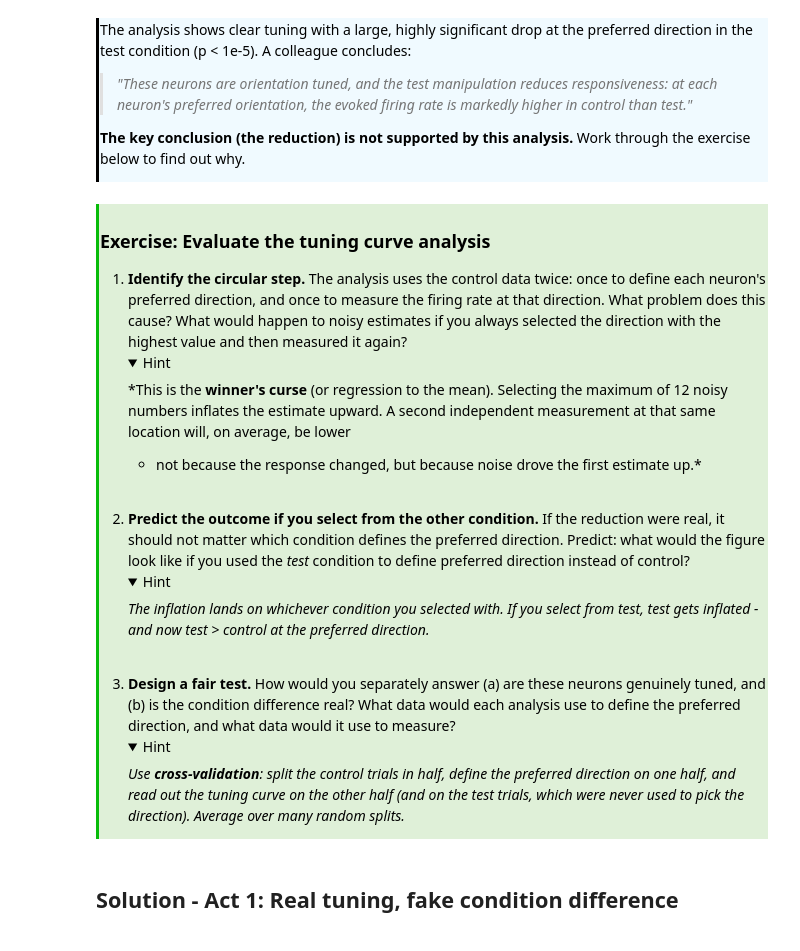
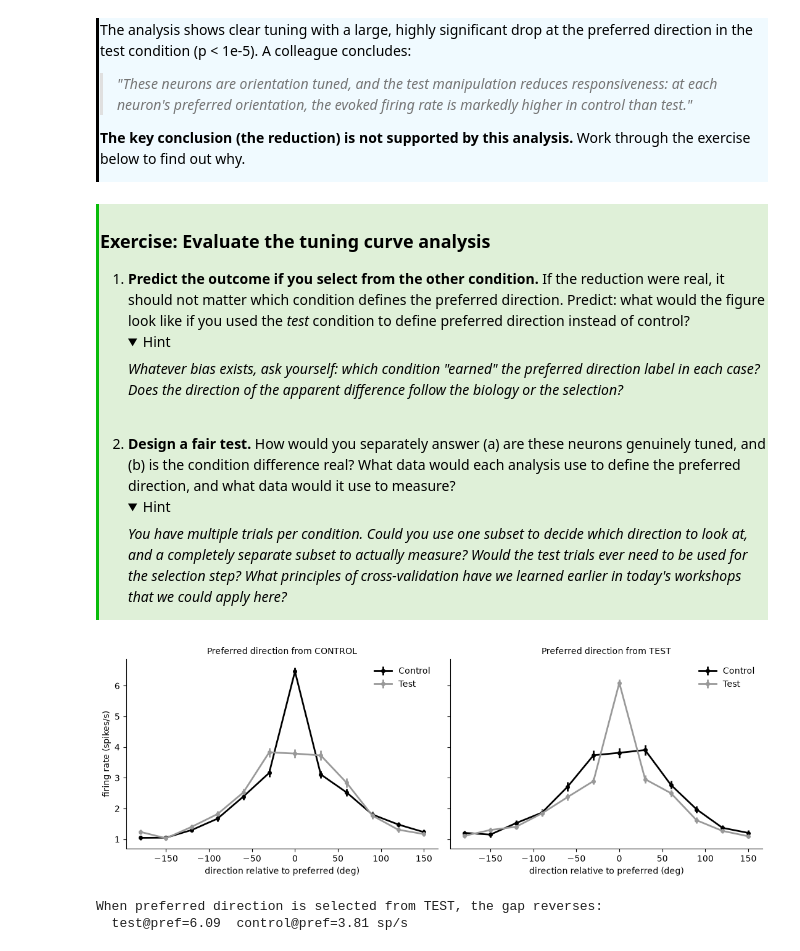
Before and after one commit to AllenSWDB/SWDB_2026_Good_Analysis, a Jupyter notebook: code/mini-workshops/nb2/mini-workshop-2_solutions.ipynb, the cells around one changed output. Drawn from its saved outputs; the diff is of its cells as text; code cells hidden in the pictures; folded sections open.

Commit message:
finished mini-workshop 2

```diff
--- a/code/mini-workshops/nb2/mini-workshop-2_solutions.ipynb
+++ b/code/mini-workshops/nb2/mini-workshop-2_solutions.ipynb
@@ -113,25 +129,6 @@ through the exercise below to find out why.
 ### Exercise: Evaluate the tuning curve analysis
 
 <ol>
-
-<li><strong>Identify the circular step.</strong> The analysis uses the control data
-twice: once to define each neuron's preferred direction, and once to measure
-the firing rate at that direction. What problem does this cause? What would
-happen to noisy estimates if you always selected the direction with the
-highest value and then measured it again?
-<details>
-<summary>Hint</summary>
-
-*This is the <strong>winner's curse</strong> (or regression to the mean). Selecting
-the maximum of 12 noisy numbers inflates the estimate upward. A second
-independent measurement at that same location will, on average, be lower
-- not because the response changed, but because noise drove the first
-estimate up.*
-
-</details>
-</li>
-
-<br>
 
 <li><strong>Predict the outcome if you select from the other condition.</strong> If the
 reduction were real, it should not matter which condition defines the preferred
@@ -140,9 +137,9 @@ direction. Predict: what would the figure look like if you used the
 <details>
 <summary>Hint</summary>
 
-*The inflation lands on whichever condition you selected with. If you select
-from test, test gets inflated - and now test > control at the preferred
-direction.*
+*Whatever bias exists, ask yourself: which condition "earned" the preferred
+direction label in each case? Does the direction of the apparent difference
+follow the biology or the selection?*
 
 </details>
 </li>
@@ -156,10 +153,11 @@ would it use to measure?
 <details>
 <summary>Hint</summary>
 
-*Use <strong>cross-validation</strong>: split the control trials in half, define the
-preferred direction on one half, and read out the tuning curve on the other
-half (and on the test trials, which were never used to pick the direction).
-Average over many random splits.*
+*You have multiple trials per condition. Could you use one subset to decide
+which direction to look at, and a completely separate subset to actually
+measure? Would the test trials ever need to be used for the selection step? What
+principles of cross-validation have we learned earlier in today's workshops that
+we could apply here?*
 
 </details>
 </li>
@@ -167,6 +165,29 @@ Average over many random splits.*
 </ol>
 
 </div>
-# %% [markdown]
-## Solution - Act 1: Real tuning, fake condition difference
+# %%
+# 1. Predict the outcome if you select from the other condition.
+# If the reduction were real, swapping to select from TEST should not reverse it.
+pref_test  = preferred_ori(mean_rate[:, :, TEST])
+sw_control = roll_to_center(mean_rate[:, :, CONTROL], pref_test)
+sw_test    = roll_to_center(mean_rate[:, :, TEST],    pref_test)
+
+fig, axes = plt.subplots(1, 2, figsize=(11, 4), sharey=True)
+for ax, title, cc, ct in [
+        (axes[0], 'Preferred direction from CONTROL', aligned_control, aligned_test),
+        (axes[1], 'Preferred direction from TEST',    sw_control,      sw_test)]:
+    ax.errorbar(rel_ori, cc.mean(0), cc.std(0)/np.sqrt(n_neurons),
+                color='k', lw=2, marker='o', ms=4, label='Control')
+    ax.errorbar(rel_ori, ct.mean(0), ct.std(0)/np.sqrt(n_neurons),
+                color='0.6', lw=2, marker='o', ms=4, label='Test')
+    ax.set_xlabel('direction relative to preferred (deg)')
+    ax.set_title(title, fontsize=10); ax.legend(frameon=False)
+axes[0].set_ylabel('firing rate (spikes/s)')
+plt.tight_layout(); plt.show()
+print('When preferred direction is selected from TEST, the gap reverses:')
+print(f'  test@pref={sw_test[:,center].mean():.2f}  control@pref={sw_control[:,center].mean():.2f} sp/s')
+# %% [output]
+[figure, added]
+When preferred direction is selected from TEST, the gap reverses:
+  test@pref=6.09  control@pref=3.81 sp/s
 # %%
```
Also changed, not shown: parts of 14 cells of this notebook, 5 other files.
